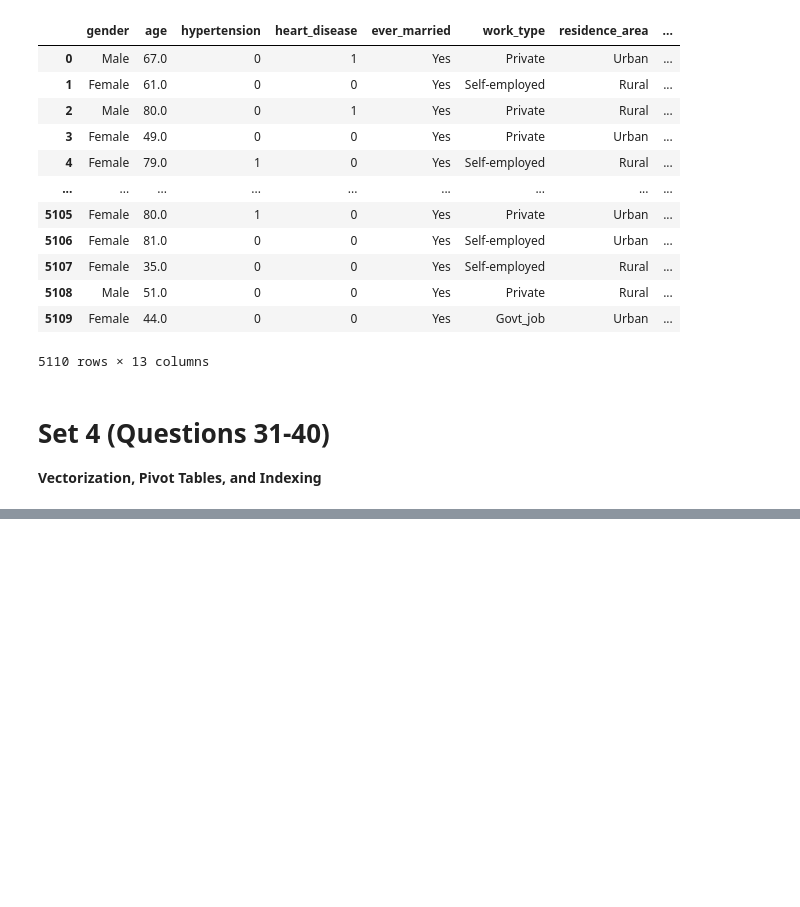
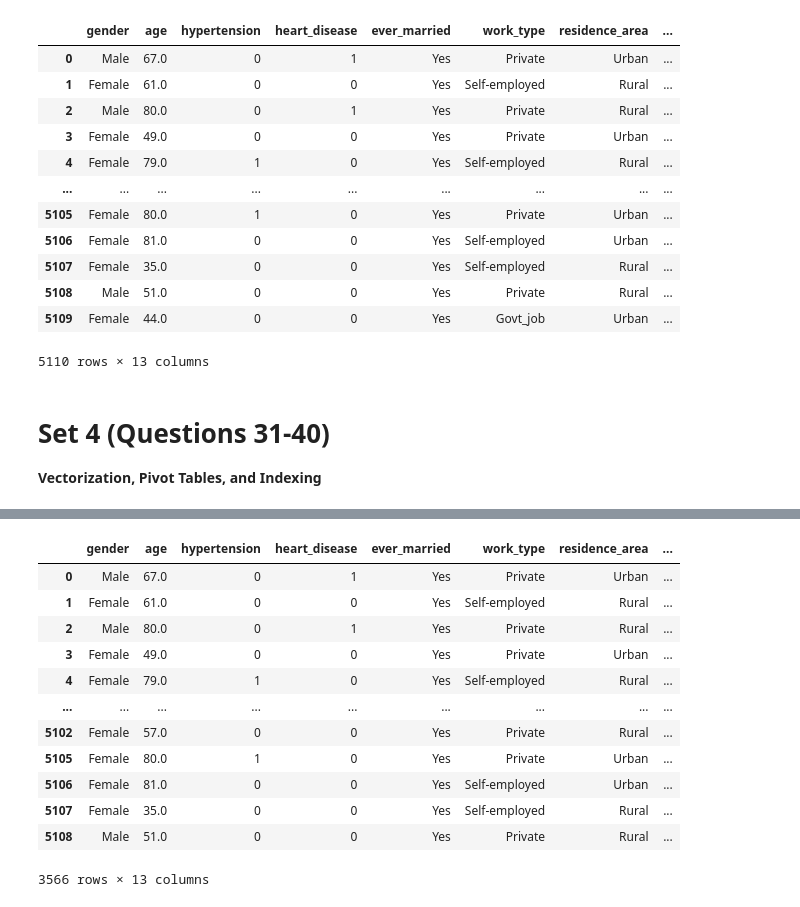
Before and after one commit to Divyanshucode93/GoogleColabsPractice, a Jupyter notebook: HealthcareStroke_Practice.ipynb, the cells around one changed output, grey strips where cells are left out. Saved outputs shown, nothing was run; the diff lists cells and outputs as text; code cells hidden in the pictures; blank space fills up the shorter version.

```diff
--- a/HealthcareStroke_Practice.ipynb
+++ b/HealthcareStroke_Practice.ipynb
@@ -404,2 +419,5 @@ For example, when doing 'df[col].method(value, inplace=True)', try using 'df.met
 # %%
 # The df.apply() method is very common. Create the is_obese column again, but this time use a lambda function applied to the Body_Mass_Index column.
+# df.drop(columns='is_obese',inplace=True)
+df['is_obese'] = df['Body_Mass_Index'].apply(lambda x: x > 30)
+df
@@ -408,2 +448,4 @@ For example, when doing 'df[col].method(value, inplace=True)', try using 'df.met
 # %%
 # Fill the missing values in Body_Mass_Index with the median value and ensure the change is saved in the original df.
+df['Body_Mass_Index'] = df['Body_Mass_Index'].fillna(value=df['Body_Mass_Index'].median())
+df.head()
@@ -410,2 +459,4 @@ For example, when doing 'df[col].method(value, inplace=True)', try using 'df.met
 # %%
 # Create a new column called risk_score which is calculated as age divided by avg_glucose_level.
+df['risk_score'] = df['age']/df['avg_glucose_level']
+df.head()
@@ -416,4 +485,5 @@ For example, when doing 'df[col].method(value, inplace=True)', try using 'df.met
 # %%
 # Change the data type of the Stroke_Result column from integer to string (object).
+df['Stroke_Result'] = df['Stroke_Result'].astype(object)
 # %%
 # Use value_counts(normalize=True) on the work_type column to see the proportion (percentage) of each work type.
@@ -420,2 +500,17 @@ For example, when doing 'df[col].method(value, inplace=True)', try using 'df.met
 # %%
 # Select all rows where smoking_status is NOT "Unknown".
+df[df['smoking_status']!='Unknown']
+# %% [output]
+|  | gender | age | hypertension | heart_disease | ever_married | work_type | residence_area | ... |
+| 0 | Male | 67.0 | 0 | 1 | Yes | Private | Urban | ... |
+| 1 | Female | 61.0 | 0 | 0 | Yes | Self-employed | Rural | ... |
+| 2 | Male | 80.0 | 0 | 1 | Yes | Private | Rural | ... |
+| 3 | Female | 49.0 | 0 | 0 | Yes | Private | Urban | ... |
+| 4 | Female | 79.0 | 1 | 0 | Yes | Self-employed | Rural | ... |
+| ... | ... | ... | ... | ... | ... | ... | ... | ... |
+| 5102 | Female | 57.0 | 0 | 0 | Yes | Private | Rural | ... |
+| 5105 | Female | 80.0 | 1 | 0 | Yes | Private | Urban | ... |
+| 5106 | Female | 81.0 | 0 | 0 | Yes | Self-employed | Urban | ... |
+| 5107 | Female | 35.0 | 0 | 0 | Yes | Self-employed | Rural | ... |
+| 5108 | Male | 51.0 | 0 | 0 | Yes | Private | Rural | ... |
+3566 rows × 13 columns
```
Also changed, not shown: parts of 8 cells of this notebook.
